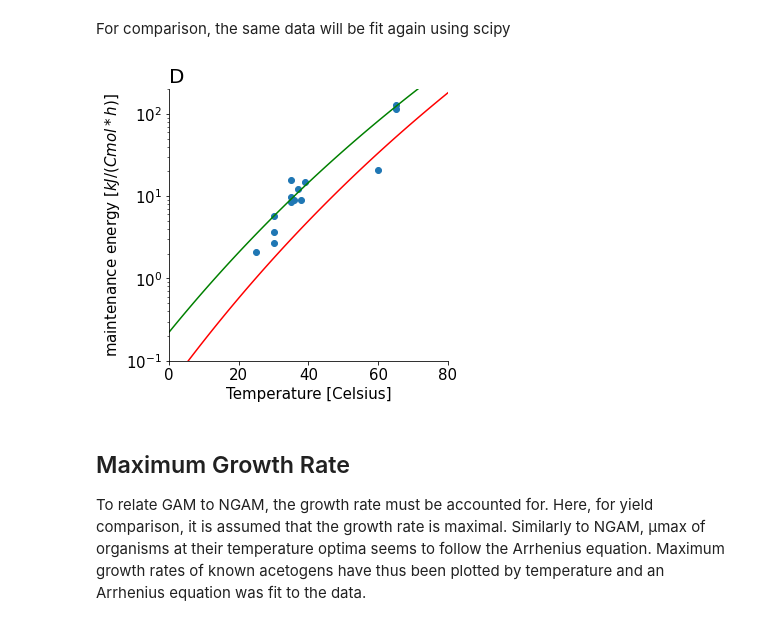
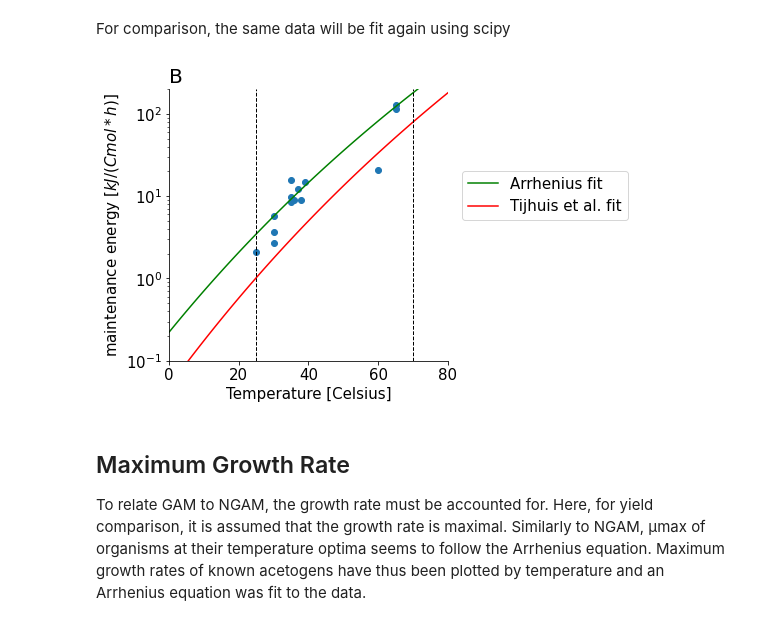
Before and after one commit to biosustain/CO2_fixation_models, a Jupyter notebook: Scripts/02_AcetogenYieldTempDependency.ipynb, the cells around one changed output. Cells and saved outputs as stored; diff of their text form; code cells hidden in the pictures.

```diff
--- a/Scripts/02_AcetogenYieldTempDependency.ipynb
+++ b/Scripts/02_AcetogenYieldTempDependency.ipynb
@@ -299,19 +297,24 @@ mE_popt, mE_pcov = curve_fit(Arrhenius, m_Anaerobes.drop("Acetogenium kivui").To
 #Acetogen kivui is an outlier, when included the model can't find a fit
 # %%
 plt.figure(figsize=(5,5))
-plt.title(f"D", fontdict = {'fontsize': 20}, loc = "left")
+plt.title(f"B", fontdict = {'fontsize': 20}, loc = "left")
 plt.axis([0, 80, 0.1, 200])
 plt.xlabel('Temperature [Celsius]', fontsize=15)
 plt.ylabel(r'maintenance energy [$kJ/(Cmol*h)$]', fontsize=15)
 plt.tick_params(axis='both', which='major', labelsize=15)
 plt.plot(Kelvin_Celsius(T), Arrhenius(T, *mE_popt), 'g-', label='fit')
 plt.plot(Kelvin_Celsius(T), m_NGAM(T), 'r-', label='fit')
+plt.axvline(x = 25, color = 'black', linestyle = '--', linewidth = 1)
+plt.axvline(x = 70, color = 'black', linestyle = '--', linewidth = 1)
 plt.scatter(Kelvin_Celsius(m_Anaerobes.ToptK), m_Anaerobes.mE)
 plt.yscale('log')
 
+plt.legend(['Arrhenius fit','Tijhuis et al. fit'], fontsize=15,bbox_to_anchor=(1.05, 0.7), loc='upper left', borderaxespad=0.)
+
+
 plt.show()
 # %% [output]
-[figure, old version]
+[figure, new version]
 # %% [markdown]
 ## Maximum Growth Rate
 
```
Also changed, not shown: parts of 5 cells of this notebook, 3 other files.
